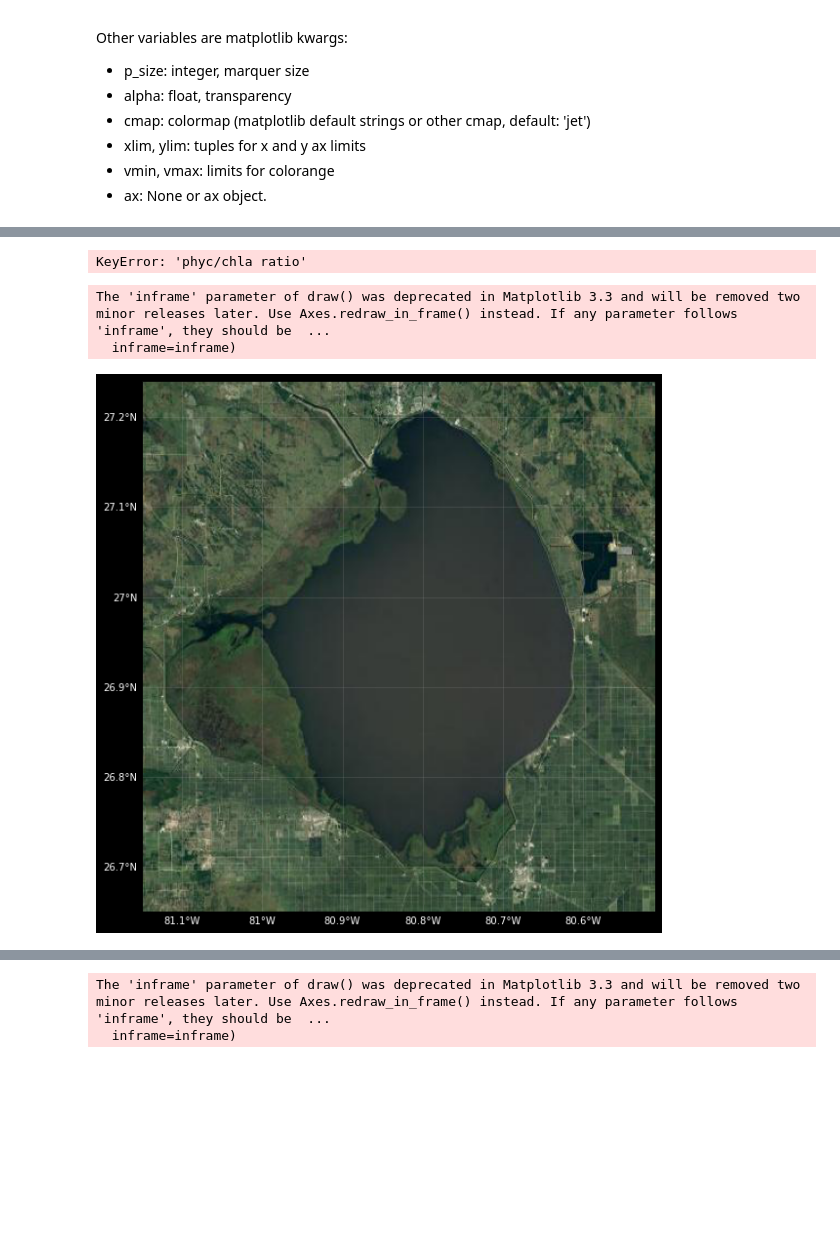
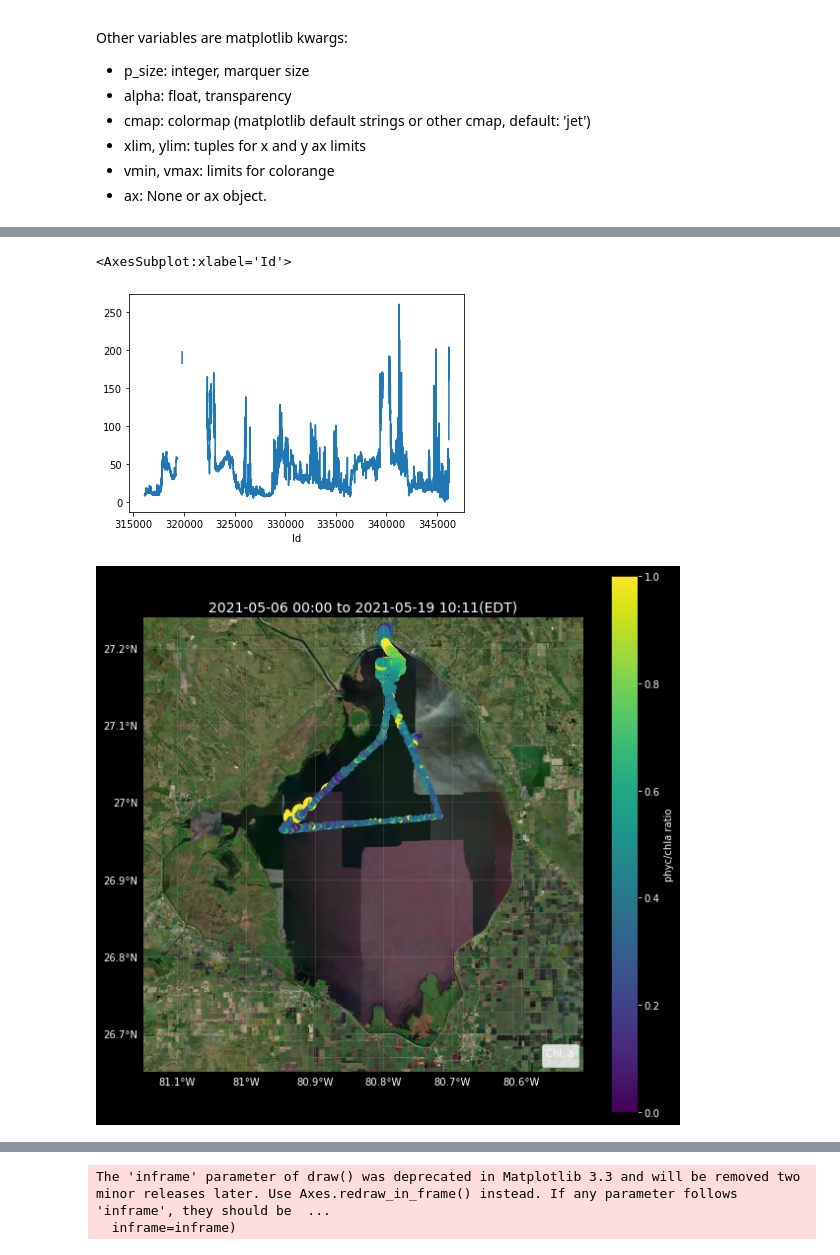
Before and after one commit to vrx-/navocean, a Jupyter notebook: remote.ipynb, the cells around one changed output, grey strips where cells are left out. Drawn from its saved outputs; the diff is of its cells as text; code cells hidden in the pictures; blank space fills up the shorter version.

```diff
--- a/remote.ipynb
+++ b/remote.ipynb
@@ -30,7 +38,7 @@ date_interval options:
 limit:
 - Integer. Numeber of records when date_interval is not given. Default is 100
 # %%
-url, dates = sb.gen_url(limit=1000)
+url, dates = sb.gen_url(limit=30000)
 print(url)
 # %% [output]
 Data variables are: ['GPSTimeStamp']
@@ -158,3 +165,4 @@ dict_keys(['time', 'lon', 'lat', 'speed', 'track', 'heading', 'pitch', 'roll', '
 # %%
-pc_ratio = sb.df['Phycocyanin [ppb]']/sb.df['Chl. a [ppb]']
-sb.add_var('phyc/chla ratio', pc_ratio)
+df['Chl. a [ppb]'].loc[df['Chl. a [ppb]']<0] = np.nan
+df['Phycocyanin [ppb]'].loc[df['Phycocyanin [ppb]']<0] = np.nan
+df['phyc/chla ratio'] = df['Phycocyanin [ppb]']/df['Chl. a [ppb]']
@@ -171,24 +169,50 @@ ax.yaxis.get_label().set_fontsize(14)
+# %%
+plt.rcParams["text.color"] = back_color
+plt.rcParams["axes.labelcolor"] = back_color
+plt.rcParams["xtick.color"] =  back_color
+plt.rcParams["ytick.color"] = back_color
+df['Chl. a [ppb]'].plot()
+# %% [output]
+<AxesSubplot:xlabel='Id'>
+[figure, added]
+# %%
+token = 'pk.eyJ1IjoidnJ1aXp4IiwiYSI6ImNrb3d2NmJ0NzAwMjgycGxsZDBwcGNlN3AifQ.tcyIfrFfKTSfUZRc6QGJXQ'
+request = cimgt.MapboxTiles(token, 'satellite')
 # %%
 back_color='black'
 fore_color='white'
 plt.rcParams["text.color"] = fore_color
 plt.rcParams["axes.labelcolor"] = fore_color
 plt.rcParams["xtick.color"] =  fore_color
 plt.rcParams["ytick.color"] = fore_color
 
 fig = plt.figure(figsize=(10, 10))
 ax = plt.axes(projection=request.crs)
 fig.patch.set_facecolor(back_color)
 
 sb.background(extent = [-81.15, -80.51,26.65, 27.24], ax=ax,
            request = request)
-mapp = ax.scatter(sb.df['Lon'], sb.df['Lat'],
-               c=sb.df['phyc/chla ratio'],
-               vmin=0, vmax=1.,
-               transform=ccrs.PlateCarree(),)
-plt.colorbar(mapp, label='phyc/chla ratio')
+
+start = datetime.strptime('2021-05-06', '%Y-%m-%d').astimezone(eastern)
+sdf = df[df['local time']>=start]
+
+mpp = sb.plot_path(sdf, 'phyc/chla ratio',
+                   s='Chl. a [ppb]',
+                   ax=ax,
+                   vmin=0, vmax=1)
+
+# mpp = ax.scatter(sdf['Lon'], sdf['Lat'],
+#                  c=sdf['phyc/chla ratio'],
+#                  s=sdf['Chl. a [ppb]'],
+#                  vmin=0, vmax=1.,
+#                  transform=ccrs.PlateCarree(),)
+# plt.colorbar(mapp, label='phyc/chla ratio')
+ax.set_title(str(sdf['local time'].iloc[-1])[:16] + ' to ' +
+             str(sdf['local time'].iloc[0])[:16] + ' (EDT)', fontsize=14)
+
+handles, labels = mpp.legend_elements(prop="sizes")
+lgnd = ax.legend(handles, labels,
+                 scatterpoints=4,
+                 loc="lower right", title="Chl. a")
 # %% [output]
-KeyError: 'phyc/chla ratio'
-The 'inframe' parameter of draw() was deprecated in Matplotlib 3.3 and will be removed two minor releases later. Use Axes.redraw_in_frame() instead. If any parameter follows 'inframe', they should be  ...
-  inframe=inframe)
-[figure, old version]
+[figure, new version]
```
Also changed, not shown: parts of 9 cells of this notebook, 5 other files.
